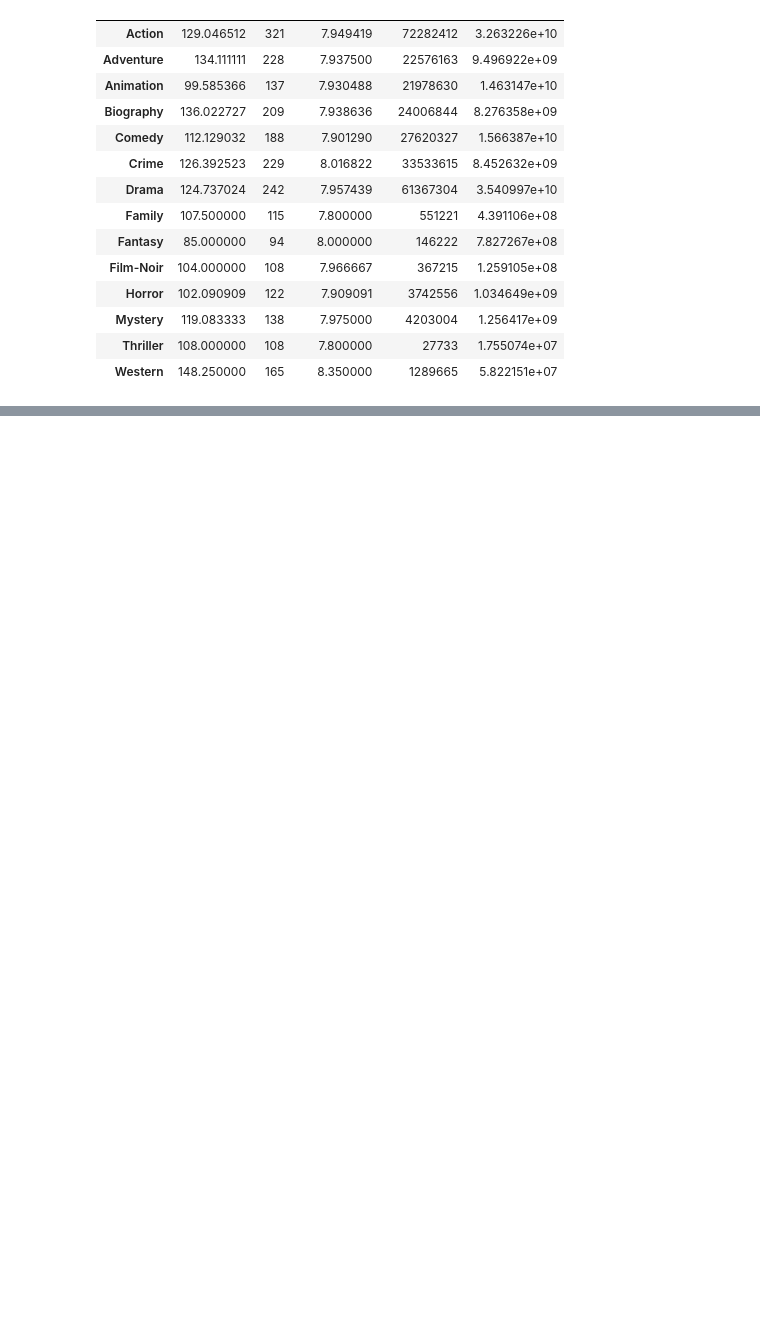
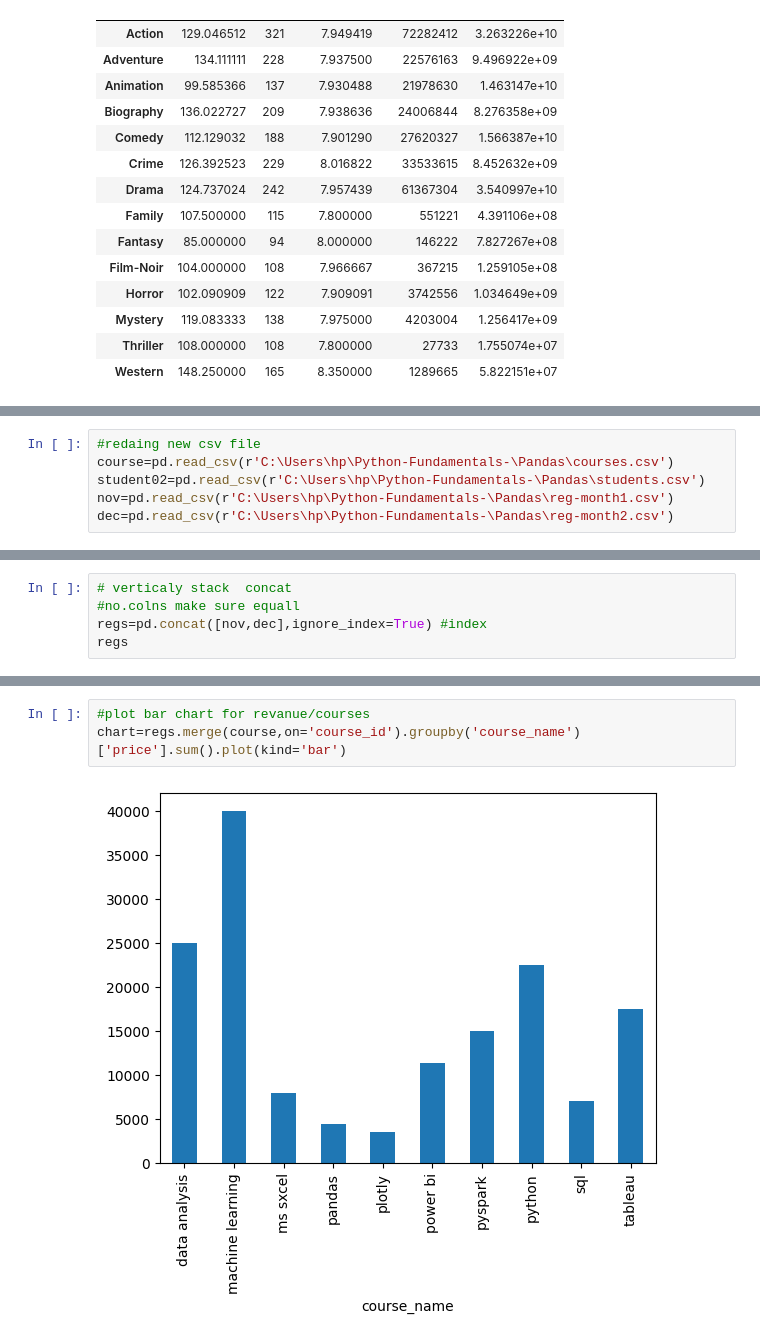
Before and after one commit to mohdayan3060-web/Python-Fundamentals-, a Jupyter notebook: Pandas/pandas_dataframe.ipynb, the cells around one changed output, grey strips where cells are left out. Drawn from its saved outputs; the diff is of its cells as text; blank space fills up the shorter version.

Commit message:
Get more deep dive on groupby and also understand concatination ,merging and practice some question

```diff
--- a/Pandas/pandas_dataframe.ipynb
+++ b/Pandas/pandas_dataframe.ipynb
@@ -925,0 +1264,6 @@ dtype: str
+# %%
+#redaing new csv file
+course=pd.read_csv(r'C:\Users\hp\Python-Fundamentals-\Pandas\courses.csv')
+student02=pd.read_csv(r'C:\Users\hp\Python-Fundamentals-\Pandas\students.csv')
+nov=pd.read_csv(r'C:\Users\hp\Python-Fundamentals-\Pandas\reg-month1.csv')
+dec=pd.read_csv(r'C:\Users\hp\Python-Fundamentals-\Pandas\reg-month2.csv')
@@ -925,0 +1277,5 @@ dtype: str
+# %%
+# verticaly stack  concat
+#no.colns make sure equall
+regs=pd.concat([nov,dec],ignore_index=True) #index
+regs
@@ -925,0 +1457,5 @@ dtype: str
+# %%
+#plot bar chart for revanue/courses
+chart=regs.merge(course,on='course_id').groupby('course_name')['price'].sum().plot(kind='bar')
+# %% [output]
+[figure, added]
```
Also changed, not shown: parts of 57 cells of this notebook, 4 other files.
